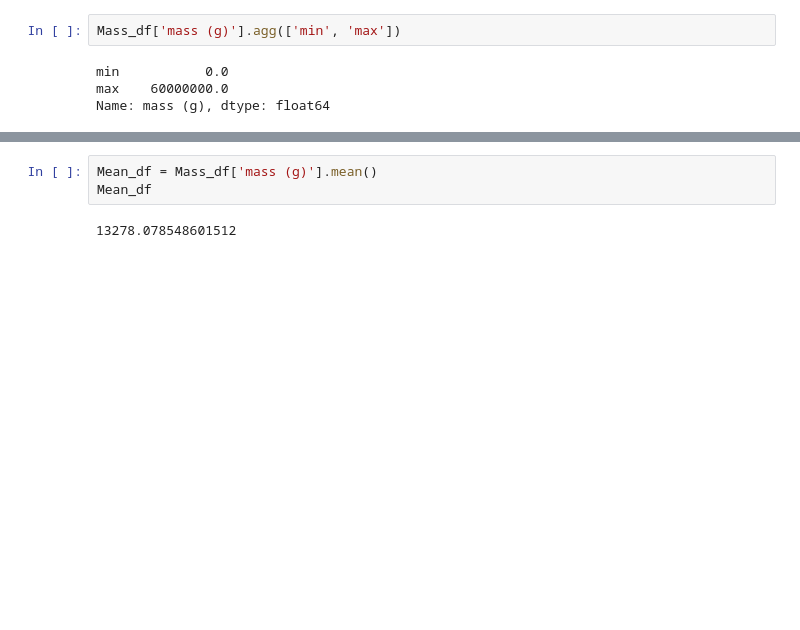
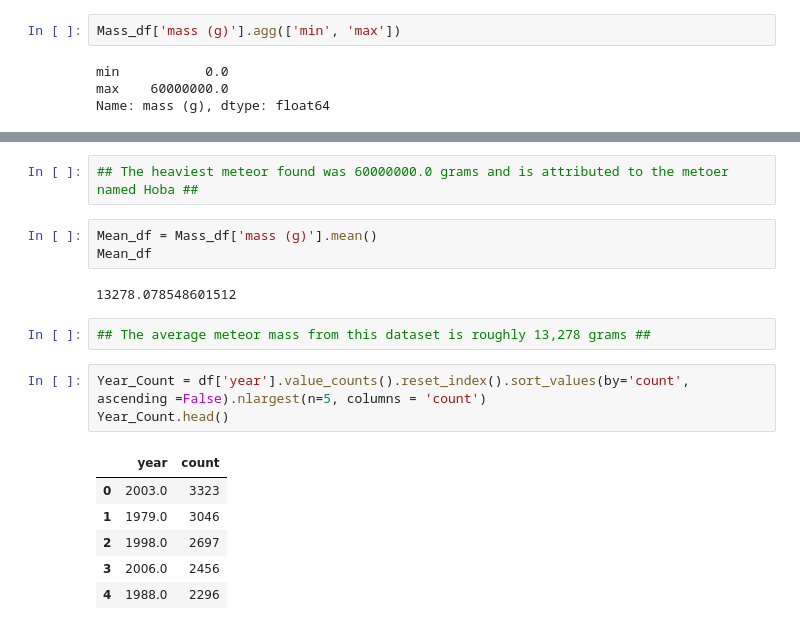
Before and after one commit to wileymartin/test-capstone, a Jupyter notebook: Repo/Meteor.ipynb, the cells around one changed output, grey strips where cells are left out. Saved outputs shown, nothing was run; the diff lists cells and outputs as text; blank space fills up the shorter version.

```diff
--- a/Repo/Meteor.ipynb
+++ b/Repo/Meteor.ipynb
@@ -138,5 +164,19 @@ Name: mass (g), dtype: float64
+# %%
+## The heaviest meteor found was 60000000.0 grams and is attributed to the metoer named Hoba ##
 # %%
 Mean_df = Mass_df['mass (g)'].mean()
 Mean_df
 # %% [output]
 13278.078548601512
+# %%
+## The average meteor mass from this dataset is roughly 13,278 grams ##
+# %%
+Year_Count = df['year'].value_counts().reset_index().sort_values(by='count', ascending =False).nlargest(n=5, columns = 'count')
+Year_Count.head()
+# %% [output]
+|  | year | count |
+| 0 | 2003.0 | 3323 |
+| 1 | 1979.0 | 3046 |
+| 2 | 1998.0 | 2697 |
+| 3 | 2006.0 | 2456 |
+| 4 | 1988.0 | 2296 |
```
Also changed, not shown: parts of 13 cells of this notebook, 1 other file.
